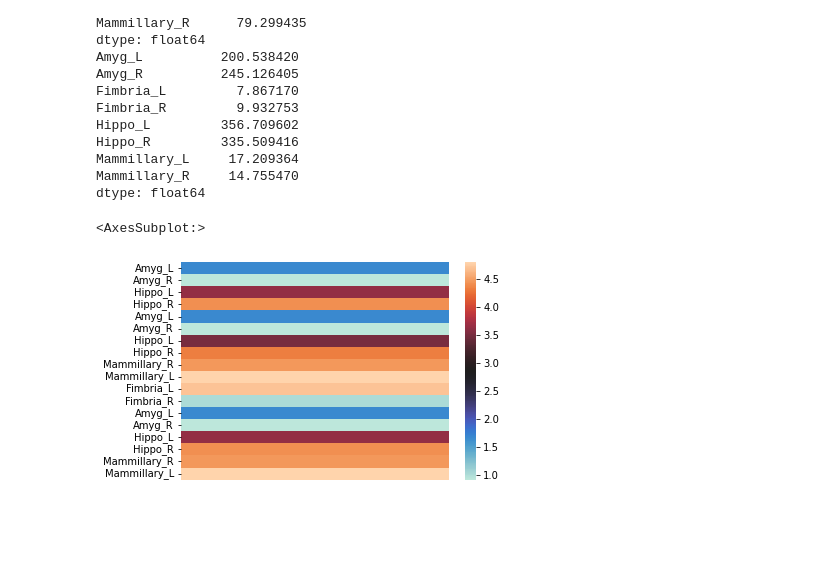
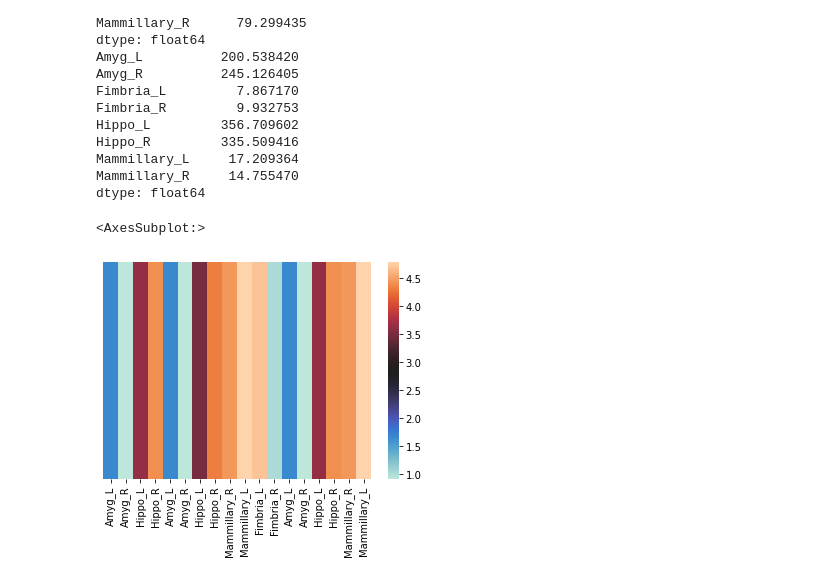
Before and after one commit to vivek-booshan/CompMed, a Jupyter notebook: analysis.ipynb, the cells around one changed output. Drawn from its saved outputs; the diff is of its cells as text; code cells hidden in the pictures; blank space fills up the shorter version.

```diff
--- a/analysis.ipynb
+++ b/analysis.ipynb
@@ -172,7 +172,7 @@ dtype: float64
 # %%
 from numpy import array
 MNI_BIOCARD_zscore = array(MNI_BIOCARD_zscore).reshape(18, 1)
-sns.heatmap(MNI_BIOCARD_zscore, cmap="icefire", xticklabels=False, yticklabels=MNI_BIOCARD_stats["Object"])
+sns.heatmap(MNI_BIOCARD_zscore.T, cmap="icefire", yticklabels=False, xticklabels=MNI_BIOCARD_stats["Object"])
 # %% [output]
 <AxesSubplot:>
-[figure, old version]
+[figure, new version]
```
Also changed, not shown: parts of 2 cells of this notebook.
